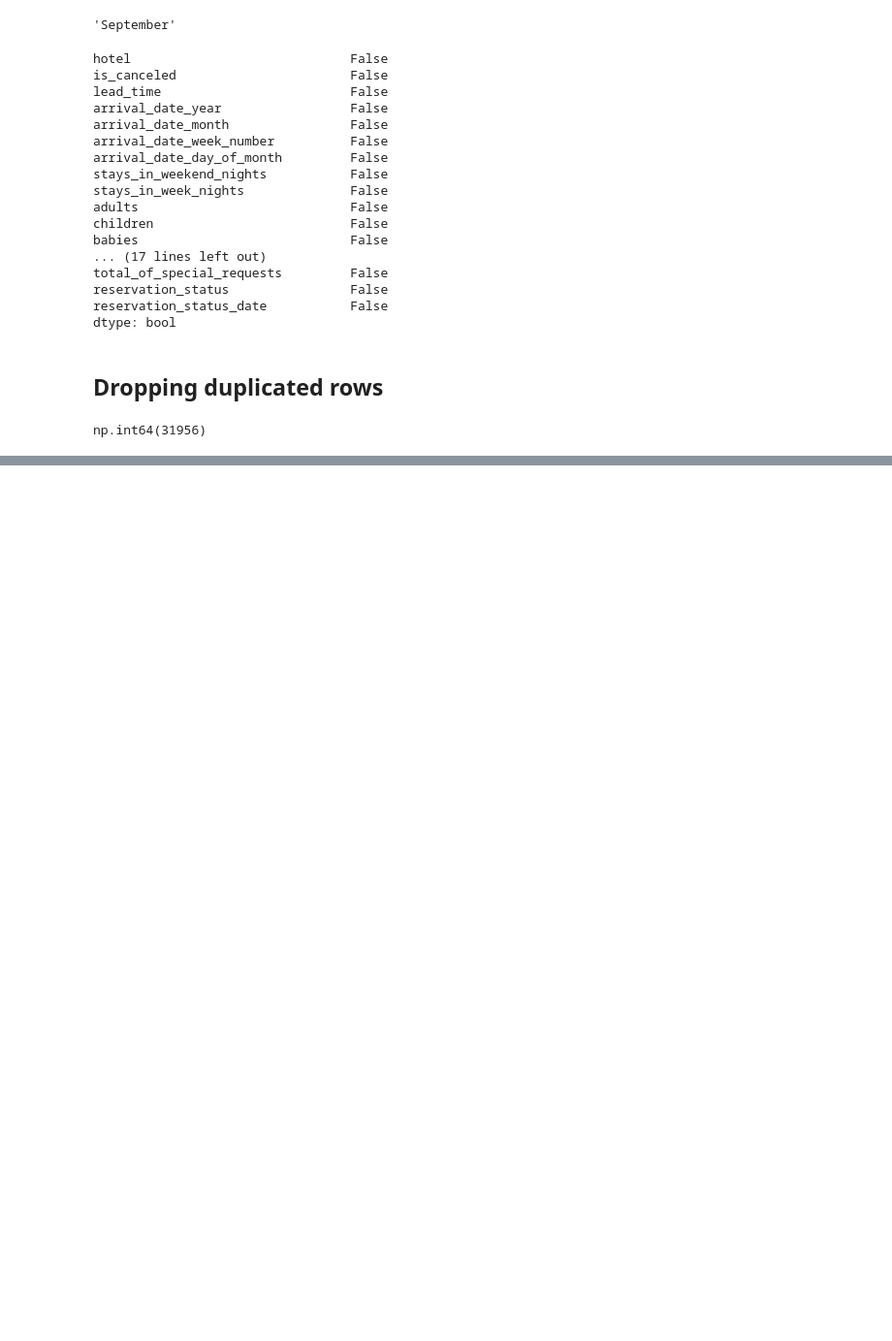
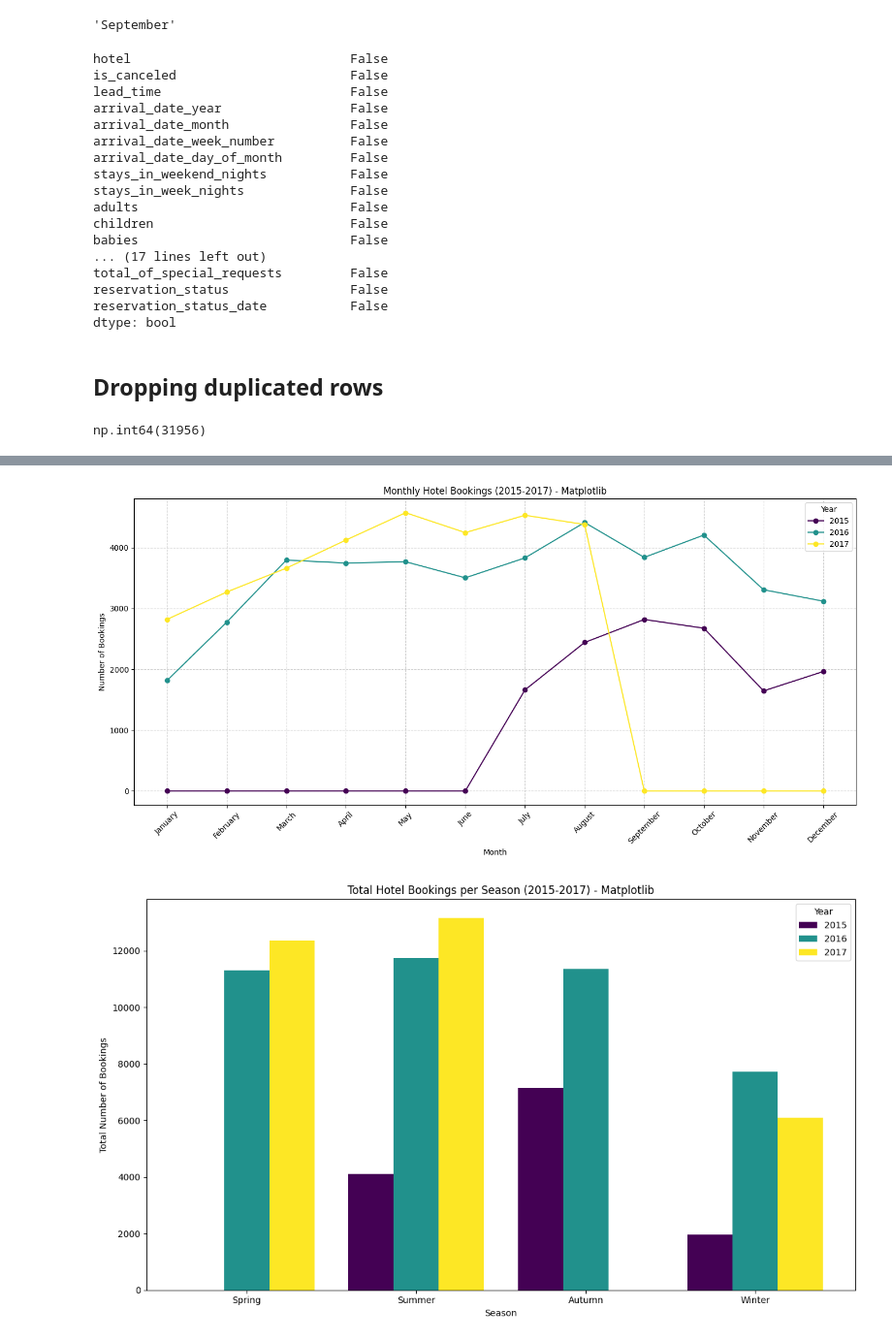
Before and after one commit to ChayanitBhateja/PDS_A1, a Jupyter notebook: code.ipynb, the cells around one changed output, grey strips where cells are left out. Shown: that part at 97% size. Cells and saved outputs as stored; diff of their text form; code cells hidden in the pictures; blank space fills up the shorter version.

```diff
--- a/code.ipynb
+++ b/code.ipynb
@@ -135,0 +334,73 @@ data = data.drop_duplicates()
+# %%
+# Plot 1: Monthly Booking Trends by Year (Line Chart)
+plt.figure(figsize=(14, 7))
+years_to_plot = monthly_bookings_yearly["arrival_date_year"].unique()
+colors = plt.cm.viridis(
+    np.linspace(0, 1, len(years_to_plot))
+)  # Get colors from a colormap
+
+for i, year in enumerate(years_to_plot):
+    year_data = monthly_bookings_yearly[
+        monthly_bookings_yearly["arrival_date_year"] == year
+    ]
+    plt.plot(
+        year_data["arrival_date_month"],
+        year_data["booking_count"],
+        marker="o",
+        linestyle="-",
+        label=str(year),
+        color=colors[i],  # Assign color
+    )
+
+plt.title("Monthly Hotel Bookings (2015-2017) - Matplotlib")
+plt.xlabel("Month")
+plt.ylabel("Number of Bookings")
+plt.xticks(rotation=45)
+plt.grid(True, linestyle="--", alpha=0.6)
+plt.legend(title="Year")
+plt.tight_layout()
+plt.show()
+
+# Plot 2: Seasonal Booking Comparison by Year (Grouped Bar Chart)
+plt.figure(figsize=(12, 7))
+
+seasons = season_order
+years = sorted(seasonal_bookings_yearly["arrival_date_year"].unique())
+n_years = len(years)
+x = np.arange(len(seasons))  # the label locations
+bar_width = 0.8 / n_years  # Adjust 0.8 for spacing between groups
+
+# Use the same colors as the line plot
+colors = plt.cm.viridis(np.linspace(0, 1, len(years)))
+
+for i, year in enumerate(years):
+    # Filter data for the year and ensure it's sorted by the categorical season order
+    year_data = (
+        seasonal_bookings_yearly[seasonal_bookings_yearly["arrival_date_year"] == year]
+        .set_index("season")
+        .reindex(season_order)
+        .reset_index()
+    )
+
+    # Calculate position for this year's bars
+    # Center the group of bars around the x tick
+    position = x - (n_years - 1) * bar_width / 2 + i * bar_width
+
+    plt.bar(
+        position,
+        year_data["booking_count"],
+        bar_width,
+        label=str(year),
+        color=colors[i],  # Assign color
+    )
+
+plt.title("Total Hotel Bookings per Season (2015-2017) - Matplotlib")
+plt.xlabel("Season")
+plt.ylabel("Total Number of Bookings")
+plt.xticks(x, seasons)  # Set season names as x-axis labels
+plt.legend(title="Year")
+plt.tight_layout()
+plt.show()
+# %% [output]
+[figure, added]
+[figure, added]
```
Also changed, not shown: parts of 23 cells of this notebook, 1 other file.
